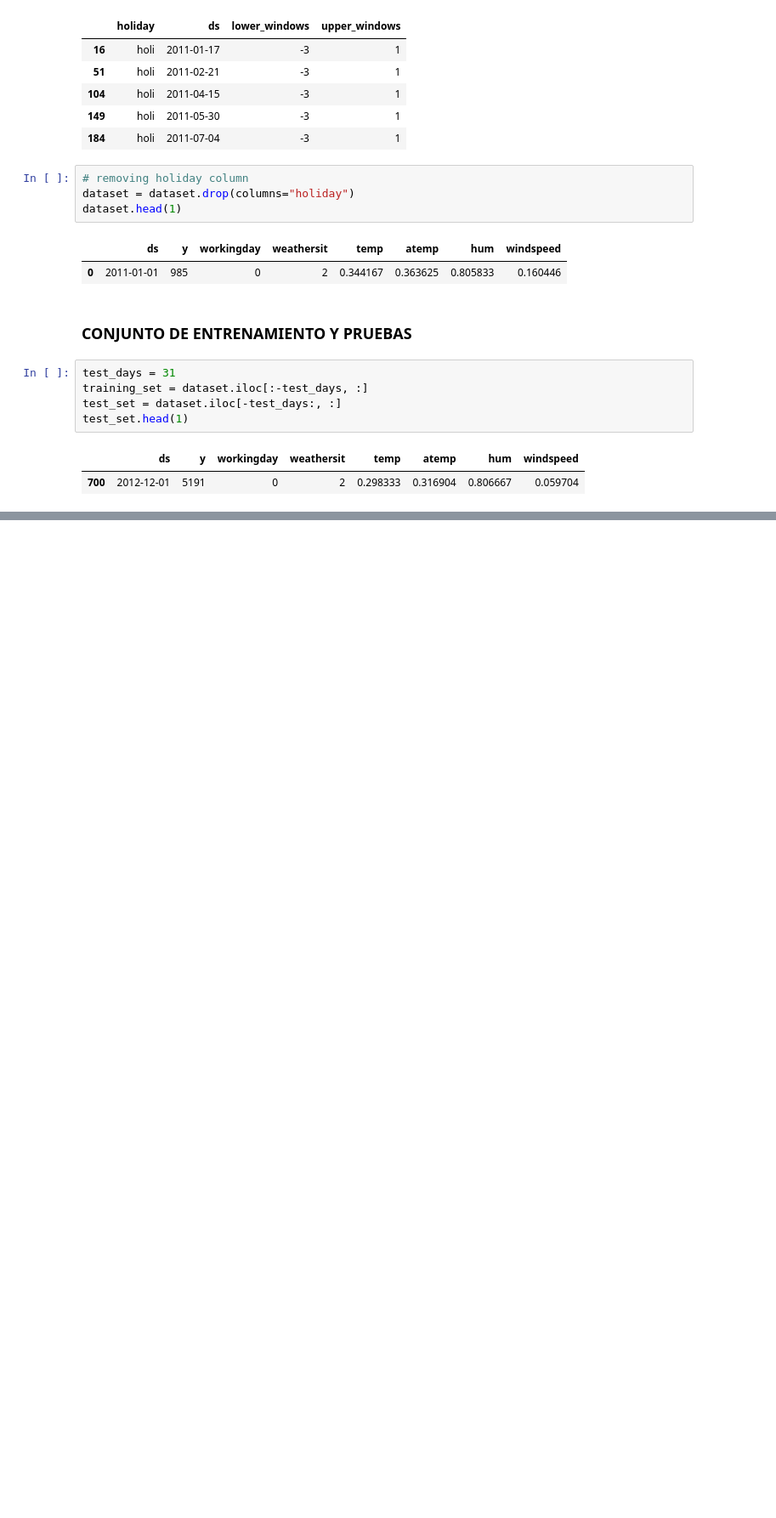
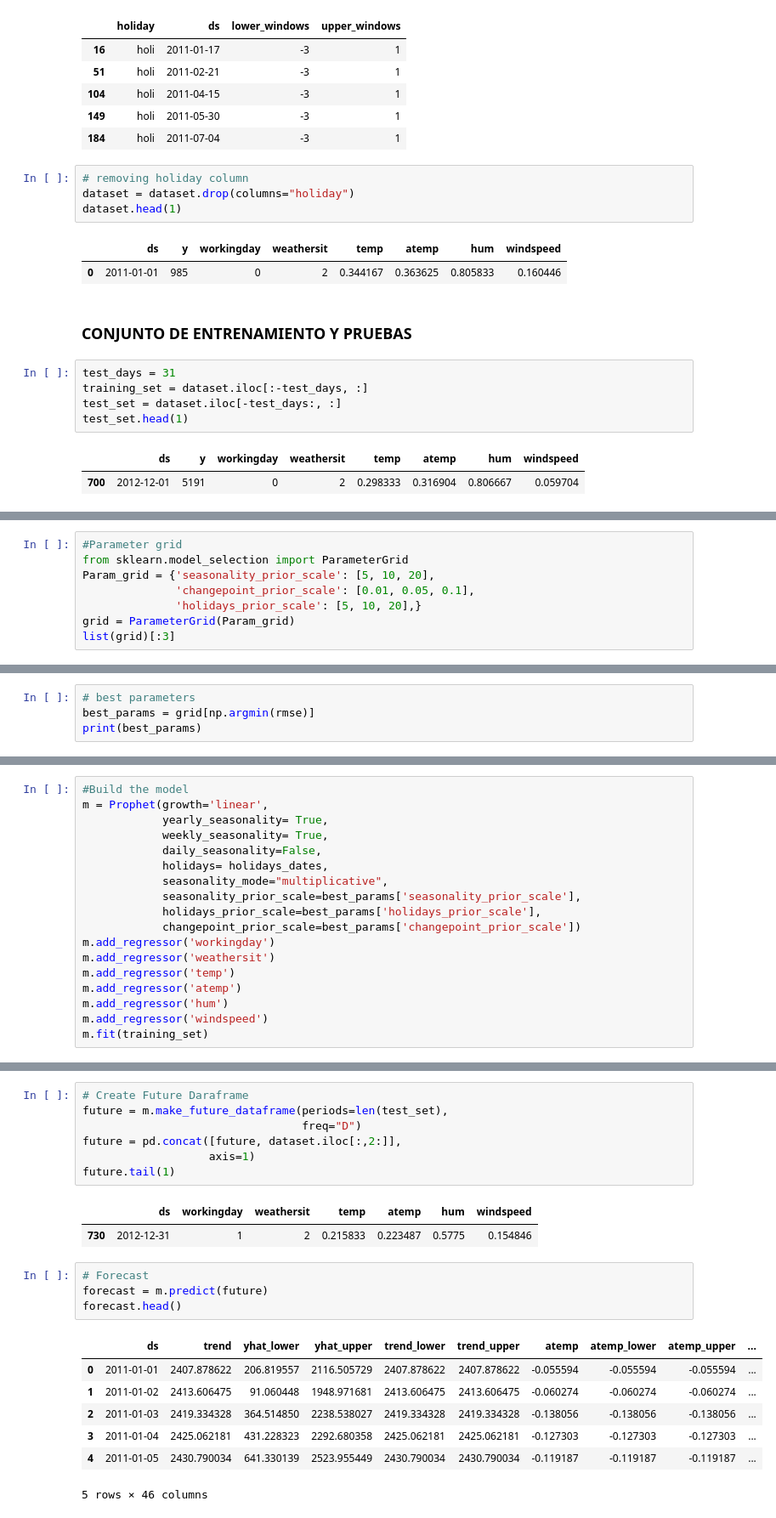
Before and after one commit to leomay282/Modelos-de-Pronosticos-Series-Temporales-Python, a Jupyter notebook: Facebook Prophet/Facebook_Prophet_template.ipynb, the cells around one changed output, grey strips where cells are left out. Shown: that part at 85% size. Cells and saved outputs as stored; diff of their text form; blank space fills up the shorter version.

```diff
--- a/Facebook Prophet/Facebook_Prophet_template.ipynb
+++ b/Facebook Prophet/Facebook_Prophet_template.ipynb
@@ -167,0 +251,8 @@ MAPE(test_set['y'], predictions_X)
+# %%
+#Parameter grid
+from sklearn.model_selection import ParameterGrid
+Param_grid = {'seasonality_prior_scale': [5, 10, 20],
+              'changepoint_prior_scale': [0.01, 0.05, 0.1],
+              'holidays_prior_scale': [5, 10, 20],}
+grid = ParameterGrid(Param_grid)
+list(grid)[:3]
@@ -167,0 +302,4 @@ MAPE(test_set['y'], predictions_X)
+# %%
+# best parameters
+best_params = grid[np.argmin(rmse)]
+print(best_params)
@@ -167,0 +310,18 @@ MAPE(test_set['y'], predictions_X)
+# %%
+#Build the model
+m = Prophet(growth='linear',
+            yearly_seasonality= True,
+            weekly_seasonality= True,
+            daily_seasonality=False,
+            holidays= holidays_dates,
+            seasonality_mode="multiplicative",
+            seasonality_prior_scale=best_params['seasonality_prior_scale'],
+            holidays_prior_scale=best_params['holidays_prior_scale'],
+            changepoint_prior_scale=best_params['changepoint_prior_scale'])
+m.add_regressor('workingday')
+m.add_regressor('weathersit')
+m.add_regressor('temp')
+m.add_regressor('atemp')
+m.add_regressor('hum')
+m.add_regressor('windspeed')
+m.fit(training_set)
@@ -167,0 +332,22 @@ MAPE(test_set['y'], predictions_X)
+# %%
+# Create Future Daraframe
+future = m.make_future_dataframe(periods=len(test_set),
+                                 freq="D")
+future = pd.concat([future, dataset.iloc[:,2:]],
+                   axis=1)
+future.tail(1)
+# %% [output]
+|  | ds | workingday | weathersit | temp | atemp | hum | windspeed |
+| 730 | 2012-12-31 | 1 | 2 | 0.215833 | 0.223487 | 0.5775 | 0.154846 |
+# %%
+# Forecast
+forecast = m.predict(future)
+forecast.head()
+# %% [output]
+|  | ds | trend | yhat_lower | yhat_upper | trend_lower | trend_upper | atemp | atemp_lower | atemp_upper | ... |
+| 0 | 2011-01-01 | 2407.878622 | 206.819557 | 2116.505729 | 2407.878622 | 2407.878622 | -0.055594 | -0.055594 | -0.055594 | ... |
+| 1 | 2011-01-02 | 2413.606475 | 91.060448 | 1948.971681 | 2413.606475 | 2413.606475 | -0.060274 | -0.060274 | -0.060274 | ... |
+| 2 | 2011-01-03 | 2419.334328 | 364.514850 | 2238.538027 | 2419.334328 | 2419.334328 | -0.138056 | -0.138056 | -0.138056 | ... |
+| 3 | 2011-01-04 | 2425.062181 | 431.228323 | 2292.680358 | 2425.062181 | 2425.062181 | -0.127303 | -0.127303 | -0.127303 | ... |
+| 4 | 2011-01-05 | 2430.790034 | 641.330139 | 2523.955449 | 2430.790034 | 2430.790034 | -0.119187 | -0.119187 | -0.119187 | ... |
+5 rows × 46 columns
```
Also changed, not shown: parts of 34 cells of this notebook, 1 other file.
